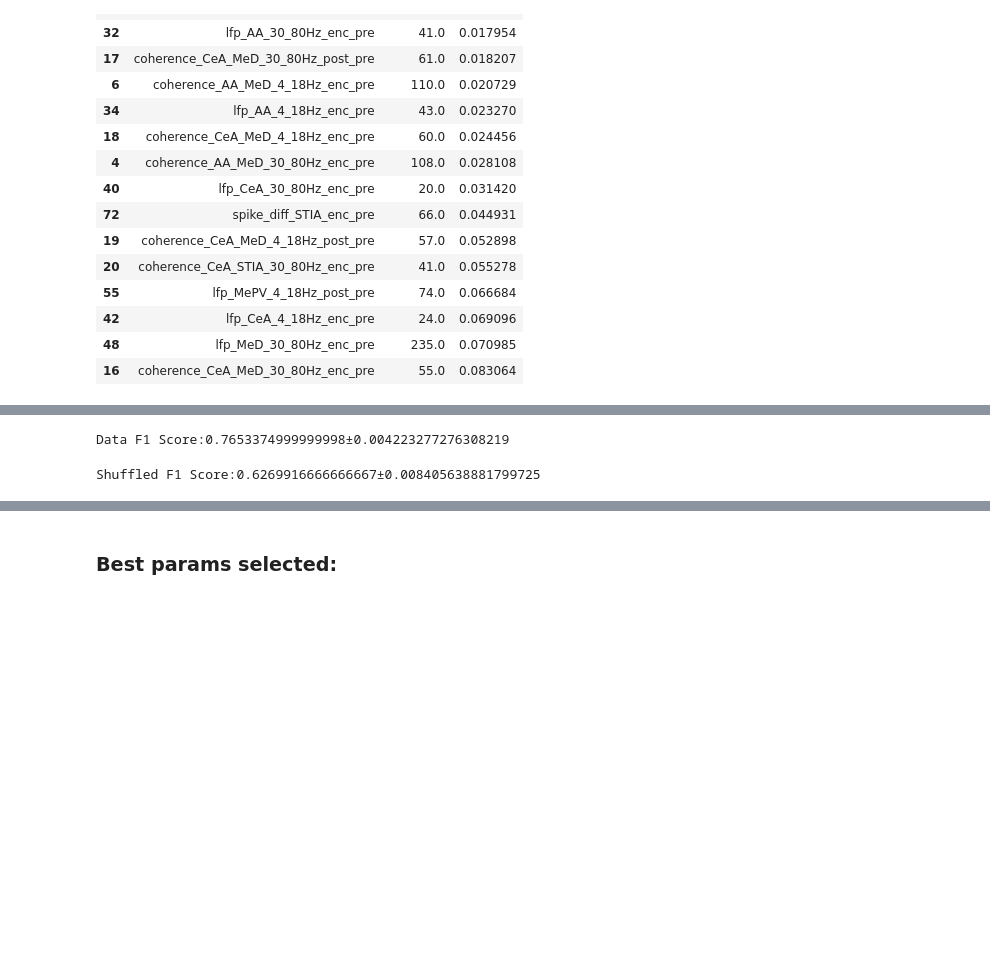
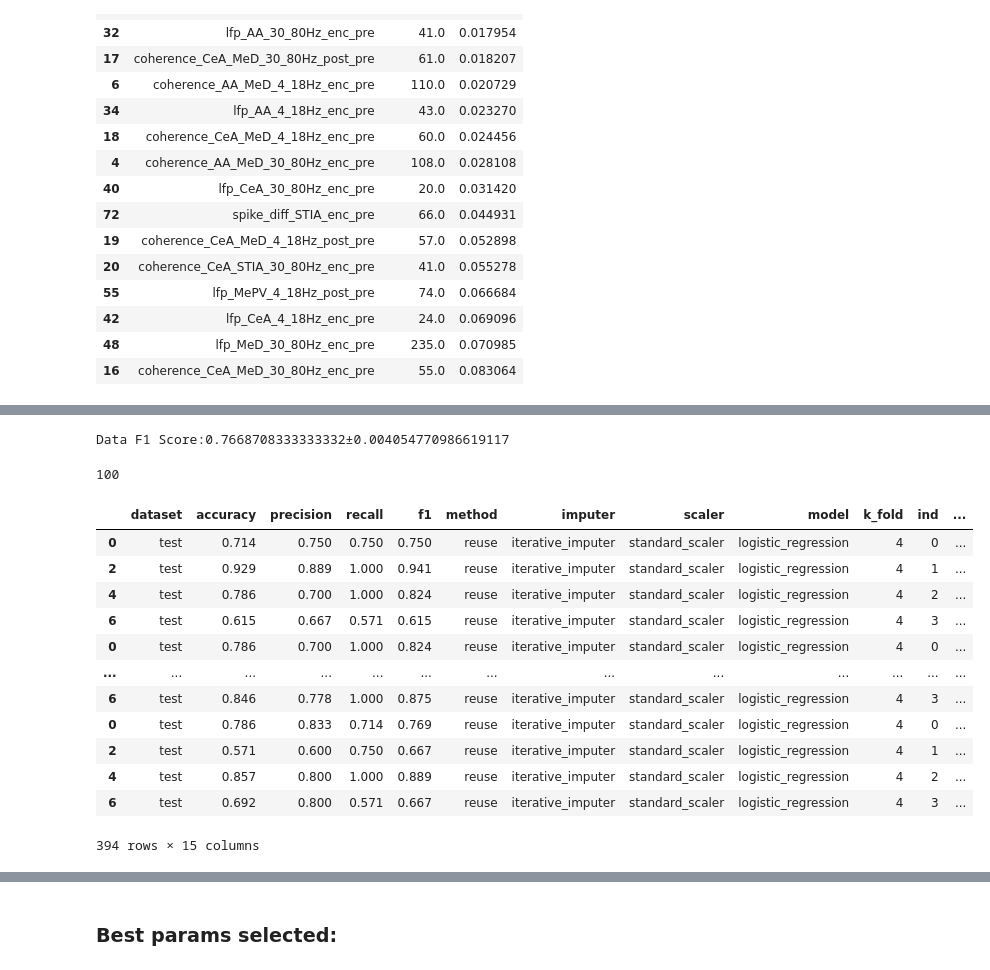
Before and after one commit to gutzcha/social_behavior_electro, a Jupyter notebook: data_organization/python/read_coherence_excel_summary-v4.ipynb, the cells around one changed output, grey strips where cells are left out. Drawn from its saved outputs; the diff is of its cells as text; code cells hidden in the pictures; blank space fills up the shorter version.

```diff
--- a/data_organization/python/read_coherence_excel_summary-v4.ipynb
+++ b/data_organization/python/read_coherence_excel_summary-v4.ipynb
@@ -781,6 +774,9 @@ def model_selection(config_dict, X, y, subject_id, filenames, n_iterations,verbo
                                     k_fold, ind, iteration)
                                 all_results_summary.append(sum_results)
                                 all_raw_results.append(raw_results)
+                                models.append(model)
+                                imputers.append(imputer)
+
 
     return all_results_summary, all_raw_results, errors_log,models, imputers
 # %%
@@ -855,7 +851,7 @@ def run_per_param(var_names, all_df,config_dict, n_iterations, verbose=True):
     X = all_df.iloc[samples_to_remove][var_names].values
 
 
-    ret, raw_results, errors_log,models, imputers = model_selection(
+    ret, raw_results, errors_log, models, imputers = model_selection(
         config_dict=config_dict,
         X=X, y=y,
         subject_id=subject_id,
@@ -864,7 +860,7 @@ def run_per_param(var_names, all_df,config_dict, n_iterations, verbose=True):
         verbose=verbose
     )
 
-
+#     print(len(models))
 
     raw_results_df = pd.concat(raw_results)
 
@@ -875,7 +871,9 @@ def run_per_param(var_names, all_df,config_dict, n_iterations, verbose=True):
         ['dataset','method', 'imputer', 'scaler', 'model', 'k_fold']).mean().reset_index()
 
     # Add a new column 'ind' that counts the number of rows for each group
-    mean_df['ind'] = ret_df.drop(['trained_model','trained_imputer','trained_scalar','ind','iteration'],axis=1).groupby(['dataset','method', 'imputer', 'scaler', 'model', 'k_fold']).size().reset_index(name='ind')['ind']
+    mean_df['ind'] = ret_df.drop(
+        ['trained_model','trained_imputer','trained_scalar','ind','iteration'],axis=1).groupby(
+        ['dataset','method', 'imputer', 'scaler', 'model', 'k_fold']).size().reset_index(name='ind')['ind']
 
     return mean_df, raw_results_df, ret_df, errors_log, models, imputers
 
@@ -1125,18 +1213,40 @@ best_params = {
 }
 
 # all_df_shuffled = all_df.sample(frac=1)
+with warnings.catch_warnings(record=True):
 
-f1_score_test, f1_score_stest_shuffled, ret_df_test = run_model_again(
-    df=all_df,
-    list_of_variables=current_vars,
-    best_params = best_params,
-    config_dict = config_dict,
-    n_total_iterations=100,
-    verbose=False,
-    n_iterations=1,
-    run_shuffled=True
-)
-ret_df_test['data'] = 'test'
+    f1_score_test, f1_score_stest_shuffled, ret_df_test, models_test, imputers_test, ret_dt_all_test = run_model_again(
+        df=all_df,
+        list_of_variables=current_vars,
+        best_params = best_params,
+        config_dict = config_dict,
+        n_total_iterations=100,
+        verbose=False,
+        n_iterations=1,
+        run_shuffled=False
+    )
+    ret_df_test['data'] = 'test'
 # %% [output]
-Data F1 Score:0.7653374999999998±0.004223277276308219
+Data F1 Score:0.7668708333333332±0.004054770986619117
-Shuffled F1 Score:0.6269916666666667±0.008405638881799725
+# %%
+len(ret_dt_all_test)
+# %% [output]
+100
+# %%
+ret_test = pd.concat(ret_dt_all_test)
+ret_test = ret_test.loc[ret_test['dataset']=='test']
+ret_test
+# %% [output]
+|  | dataset | accuracy | precision | recall | f1 | method | imputer | scaler | model | k_fold | ind | ... |
+| 0 | test | 0.714 | 0.750 | 0.750 | 0.750 | reuse | iterative_imputer | standard_scaler | logistic_regression | 4 | 0 | ... |
+| 2 | test | 0.929 | 0.889 | 1.000 | 0.941 | reuse | iterative_imputer | standard_scaler | logistic_regression | 4 | 1 | ... |
+| 4 | test | 0.786 | 0.700 | 1.000 | 0.824 | reuse | iterative_imputer | standard_scaler | logistic_regression | 4 | 2 | ... |
+| 6 | test | 0.615 | 0.667 | 0.571 | 0.615 | reuse | iterative_imputer | standard_scaler | logistic_regression | 4 | 3 | ... |
+| 0 | test | 0.786 | 0.700 | 1.000 | 0.824 | reuse | iterative_imputer | standard_scaler | logistic_regression | 4 | 0 | ... |
+| ... | ... | ... | ... | ... | ... | ... | ... | ... | ... | ... | ... | ... |
+| 6 | test | 0.846 | 0.778 | 1.000 | 0.875 | reuse | iterative_imputer | standard_scaler | logistic_regression | 4 | 3 | ... |
+| 0 | test | 0.786 | 0.833 | 0.714 | 0.769 | reuse | iterative_imputer | standard_scaler | logistic_regression | 4 | 0 | ... |
+| 2 | test | 0.571 | 0.600 | 0.750 | 0.667 | reuse | iterative_imputer | standard_scaler | logistic_regression | 4 | 1 | ... |
+| 4 | test | 0.857 | 0.800 | 1.000 | 0.889 | reuse | iterative_imputer | standard_scaler | logistic_regression | 4 | 2 | ... |
+| 6 | test | 0.692 | 0.800 | 0.571 | 0.667 | reuse | iterative_imputer | standard_scaler | logistic_regression | 4 | 3 | ... |
+394 rows × 15 columns
```
Also changed, not shown: parts of 20 cells of this notebook, 32 other files.
